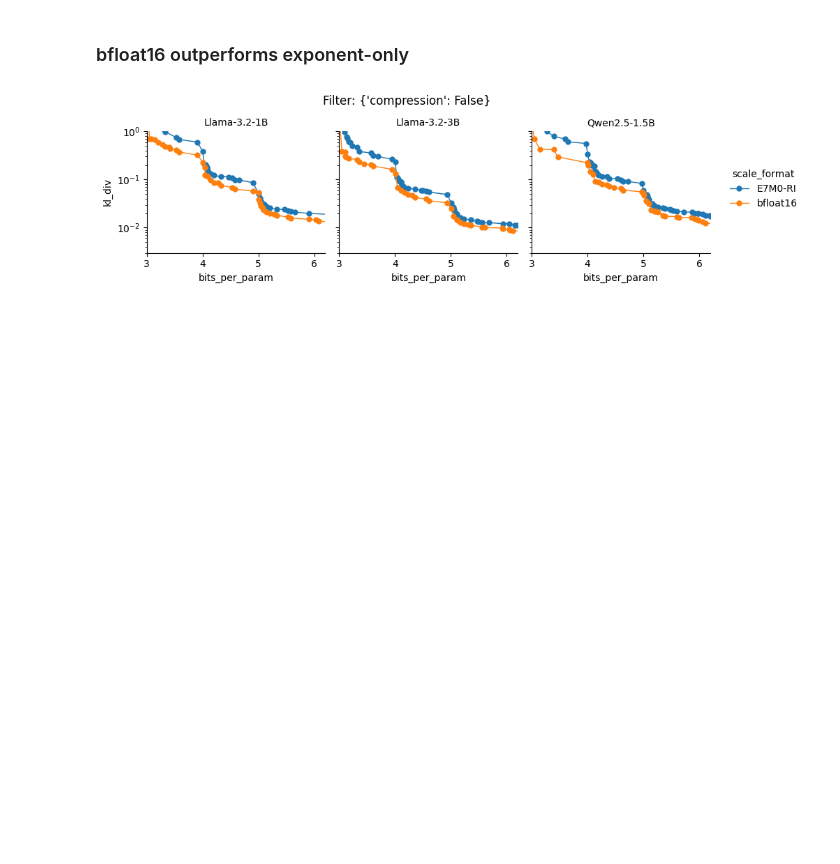
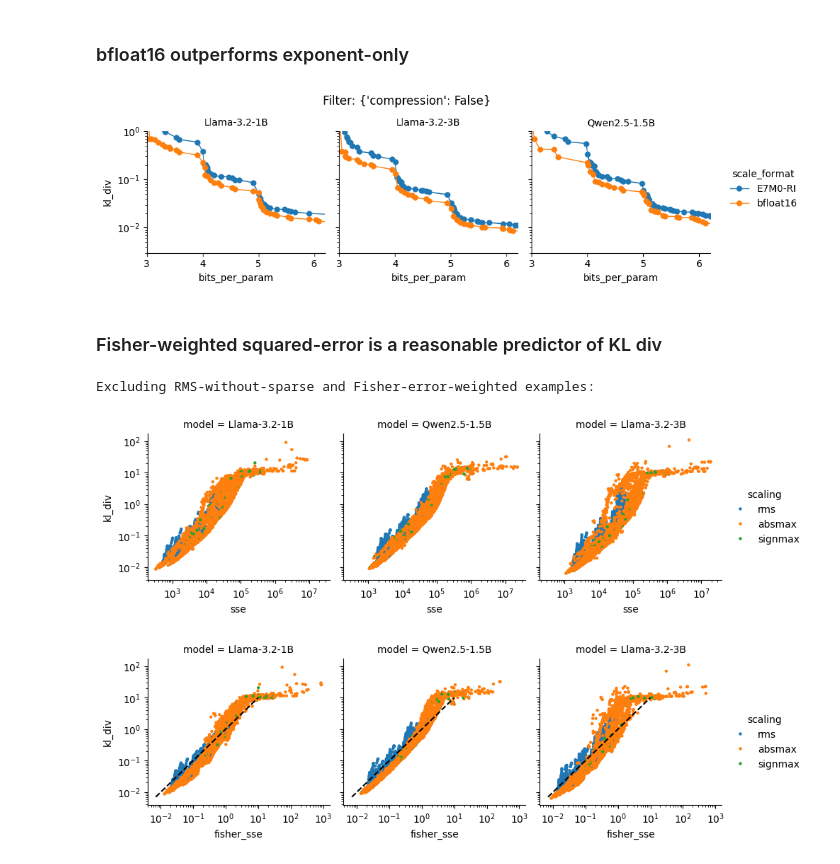
Before and after one commit to graphcore-research/llama-mobile-vlm, a Jupyter notebook: 20250127-FormatsCascade/archive/0426-Sweep.ipynb, the cells around one changed output. Cells and saved outputs as stored; diff of their text form; code cells hidden in the pictures; blank space fills up the shorter version.

```diff
--- a/20250127-FormatsCascade/archive/0426-Sweep.ipynb
+++ b/20250127-FormatsCascade/archive/0426-Sweep.ipynb
@@ -364,3 +385,20 @@ show_pareto(dict(compression=False, element_name="lloyd_max"), hue="error_weight
 show_pareto(dict(compression=False), hue="scale_format")
 # %% [output]
 [figure]
+# %% [markdown]
+### Fisher-weighted squared-error is a reasonable predictor of KL div
+# %%
+hue = "scaling"
+d = df[~((df.scaling == "rms") & (df.sparse_ratio == 0)) & ~(df.error_weight == "fisher")]
+print("Excluding RMS-without-sparse and Fisher-error-weighted examples:")
+for x in ["sse", "fisher_sse"]:
+    g = sns.relplot(data=d, y="kl_div", x=x, col="model", hue=hue, kind="scatter", height=3, lw=0, s=10)
+    for ax in g.axes.flatten():
+        ax.set_xscale("log")
+        ax.set_yscale("log")
+        if x == "fisher_sse":
+            ax.plot([0.007, 10], [0.007, 10], "k--")
+# %% [output]
+Excluding RMS-without-sparse and Fisher-error-weighted examples:
+[figure, added]
+[figure, added]
```
Also changed, not shown: parts of 14 cells of this notebook, 2 other files.
